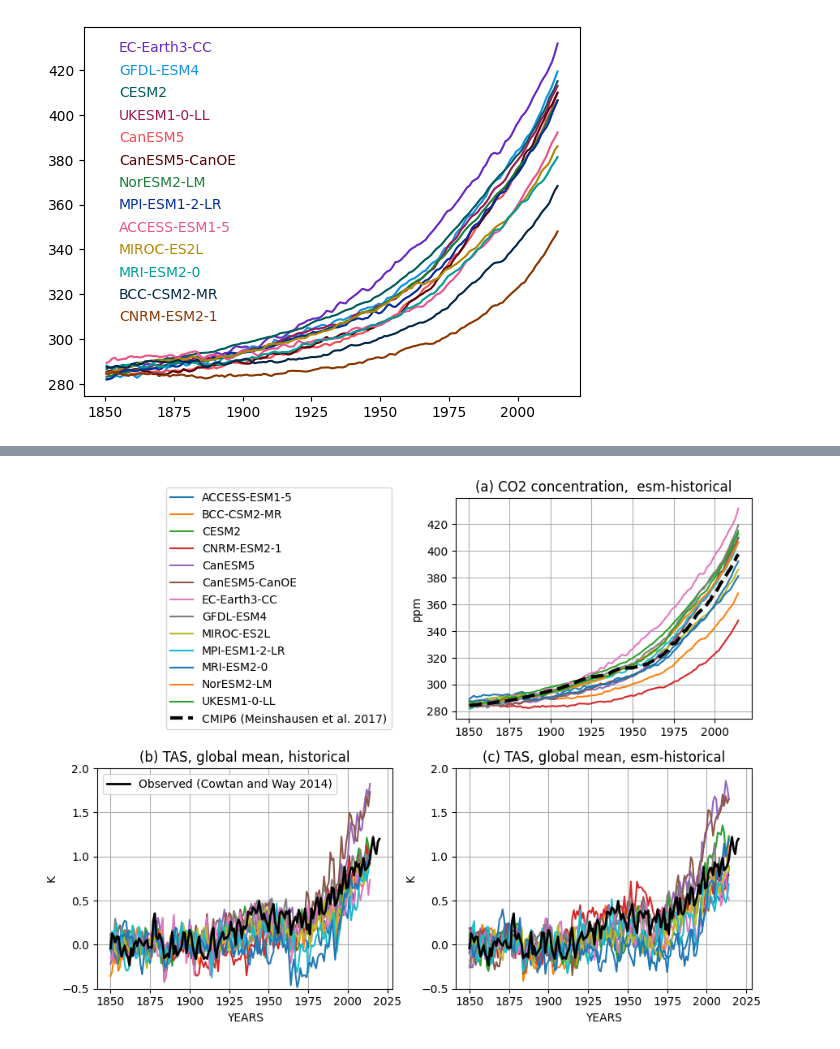
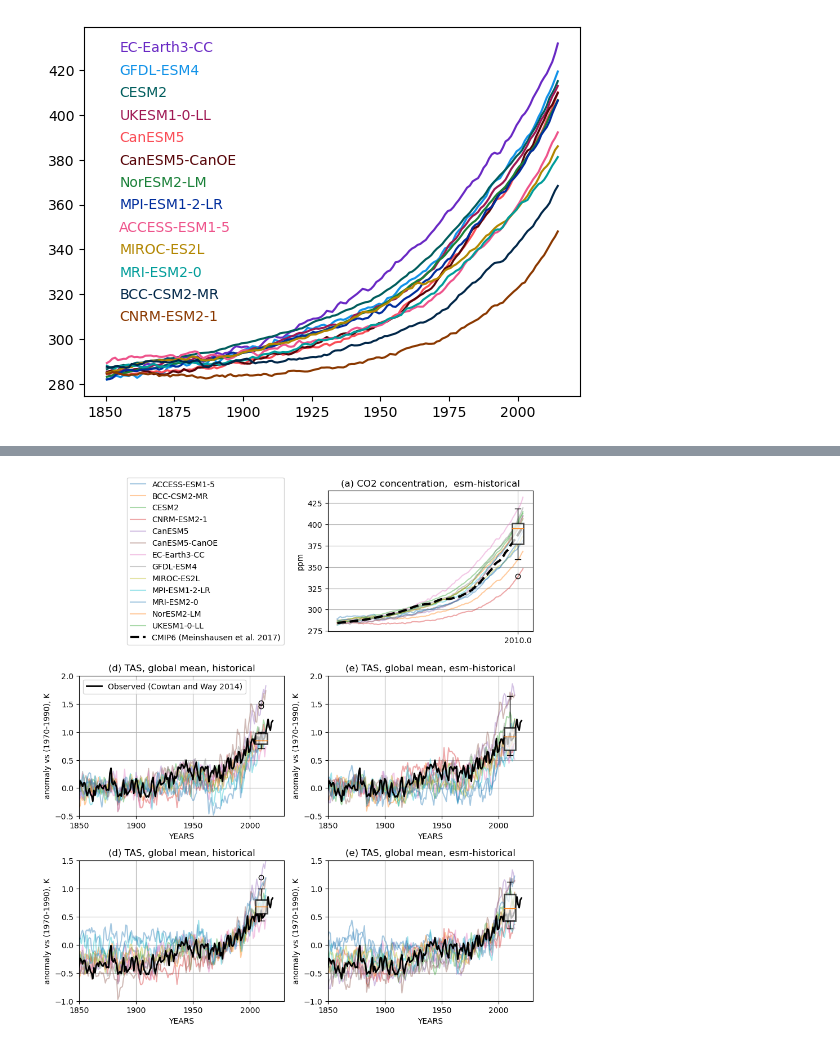
Before and after one commit to benmsanderson/esmperspective, a Jupyter notebook: plot_historical.ipynb, the cells around one changed output, grey strips where cells are left out. Cells and saved outputs as stored; diff of their text form; code cells hidden in the pictures.

```diff
--- a/plot_historical.ipynb
+++ b/plot_historical.ipynb
@@ -124,40 +124,89 @@ array([1850., 1851., 1852., 1853., 1854., 1855., 1856., 1857., 1858.,
        2003., 2004., 2005., 2006., 2007., 2008., 2009., 2010., 2011.,
        2012., 2013., 2014., 2015., 2016., 2017., 2018., 2019., 2020.])
 # %%
-fig, ax= plt.subplots(2, 2,figsize=[9,7])
-c.plot(ax=ax[0,1])
+fig, ax= plt.subplots(3, 2,figsize=[9,10])
+c.plot(ax=ax[0,1],alpha=0.4)
 ax[0,0].set_visible(False)
+
 #for i, model in enumerate(models_sorted):
 #    ax[0,1].plot(np.arange(1850.5, 2015), c[model], color=colors[model])
 #    ax[0,1].text(1855, 428-i*10, model, color=colors[model])
 pc=ax[0,1].plot(np.arange(1850.5, 2015), ghg_cmip6['CO2'], color='k',linestyle='--', label='CMIP6 (Meinshausen et al. 2017)', lw=3)
 ax[0,1].legend(pc,{'CMIP6 (Meinshausen et al. 2017)'})
-
+bplot=ax[0,1].boxplot(c.iloc[-10:,:].mean(),positions=[2010.],widths=10,patch_artist=True)
+bplot['boxes'][0].set_facecolor('w')
+bplot['boxes'][0].set_alpha(0.7)
+bplot['boxes'][0].set_linewidth(2)
 ax[0,1].grid()
 ax[0,1].set_ylabel('ppm')
 ax[0,1].set_title('(a) CO2 concentration,  esm-historical')
 
-dfhist.plot(ax=ax[1,0],legend=False)
+
+(dfhist-dfhist.loc[1850:1900].mean()).plot(ax=ax[1,0],legend=False,alpha=0.4)
+ax[1,0].grid()
+ax[1,0].set_ylabel('anomaly vs (1970-1990), K')
+ax[1,0].set_title('(d) TAS, global mean, historical')
+ax[1,0].legend(pp,{'Observed (Cowtan and Way 2014)'})
+bplot=ax[1,0].boxplot((dfhist-dfhist.loc[1850:1900].mean()).iloc[-10:,:].mean(),positions=[2010.],widths=10,patch_artist=True)
+bplot['boxes'][0].set_facecolor('w')
+bplot['boxes'][0].set_alpha(0.7)
+bplot['boxes'][0].set_linewidth(2)
+pp=ax[1,0].plot(CW[:,0],CW[:,1]-np.mean(CW[:50,1]),color='k',lw=2)
 ax[1,0].set_ylim([-.5,2])
-ax[1,0].grid()
-ax[1,0].set_ylabel('K')
+ax[1,0].set_xlim([1850,2030])
+ax[1,0].set_xticks(np.arange(1850,2030,50))
+ax[1,0].set_xticklabels(np.arange(1850,2030,50))
 
-ax[1,0].set_title('(b) TAS, global mean, historical')
-dfesm.plot(ax=ax[1,1],legend=False)
-ax[1,1].plot(CW[:,0],CW[:,1]-np.mean(CW[:50,1]),color='k',lw=2, label='Cowtan and Way')
+(dfesm-dfesm.loc[1850:1900].mean()).plot(ax=ax[1,1],legend=False,alpha=0.4)
+ax[1,1].grid()
+ax[1,1].set_ylabel('anomaly vs (1970-1990), K')
+ax[1,1].set_title('(e) TAS, global mean, esm-historical')
+#ax[2,1].legend(pp,{'Observed (Cowtan and Way 2014)'})
+bplot=ax[1,1].boxplot((dfesm-dfesm.loc[1850:1900].mean()).iloc[-10:,:].mean(),positions=[2010.],widths=10,patch_artist=True)
+bplot['boxes'][0].set_facecolor('w')
+bplot['boxes'][0].set_alpha(0.7)
+bplot['boxes'][0].set_linewidth(2)
+pp=ax[1,1].plot(CW[:,0],CW[:,1]-np.mean(CW[:50,1]),color='k',lw=2)
+ax[1,1].set_ylim([-.5,2])
+ax[1,1].set_xlim([1850,2030])
+ax[1,1].set_xticks(np.arange(1850,2030,50))
+ax[1,1].set_xticklabels(np.arange(1850,2030,50))
 
-pp=ax[1,0].plot(CW[:,0],CW[:,1]-np.mean(CW[:50,1]),color='k',lw=2)
-ax[1,0].legend(pp,{'Observed (Cowtan and Way 2014)'})
 
-ax[1,1].set_ylim([-.5,2])
-ax[1,1].set_ylabel('K')
 
-ax[1,1].grid()
-ax[1,1].set_title('(c) TAS, global mean, esm-historical')
+(dfhist-dfhist.loc[1970:1990].mean()).plot(ax=ax[2,0],legend=False,alpha=0.4)
+ax[2,0].grid()
+ax[2,0].set_ylabel('anomaly vs (1970-1990), K')
+ax[2,0].set_title('(d) TAS, global mean, historical')
+#ax[2,0].legend(pp,{'Observed (Cowtan and Way 2014)'})
+bplot=ax[2,0].boxplot((dfhist-dfhist.loc[1970:1990].mean()).iloc[-10:,:].mean(),positions=[2010.],widths=10,patch_artist=True)
+bplot['boxes'][0].set_facecolor('w')
+bplot['boxes'][0].set_alpha(0.7)
+bplot['boxes'][0].set_linewidth(2)
+pp=ax[2,0].plot(CW[:,0],CW[:,1]-np.mean(CW[120:140,1]),color='k',lw=2)
+ax[2,0].set_ylim([-1,1.5])
+ax[2,0].set_xlim([1850,2030])
+ax[2,0].set_xticks(np.arange(1850,2030,50))
+ax[2,0].set_xticklabels(np.arange(1850,2030,50))
+
+(dfesm-dfesm.loc[1970:1990].mean()).plot(ax=ax[2,1],legend=False,alpha=0.4)
+ax[2,1].grid()
+ax[2,1].set_ylabel('anomaly vs (1970-1990), K')
+ax[2,1].set_title('(e) TAS, global mean, esm-historical')
+#ax[2,1].legend(pp,{'Observed (Cowtan and Way 2014)'})
+bplot=ax[2,1].boxplot((dfesm-dfesm.loc[1970:1990].mean()).iloc[-10:,:].mean(),positions=[2010.],widths=10,patch_artist=True)
+bplot['boxes'][0].set_facecolor('w')
+bplot['boxes'][0].set_alpha(0.7)
+bplot['boxes'][0].set_linewidth(2)
+pp=ax[2,1].plot(CW[:,0],CW[:,1]-np.mean(CW[120:140,1]),color='k',lw=2)
+ax[2,1].set_ylim([-1,1.5])
+ax[2,1].set_xlim([1850,2030])
+ax[2,1].set_xticks(np.arange(1850,2030,50))
+ax[2,1].set_xticklabels(np.arange(1850,2030,50))
 
 fig.tight_layout()
 ax[0,1].legend(loc='center left', bbox_to_anchor=(-1.0, 0.5))
 
 fig.savefig('fig4.png', dpi=300)
 # %% [output]
-[figure, old version]
+[figure, new version]
```
Also changed, not shown: 24 other files.
